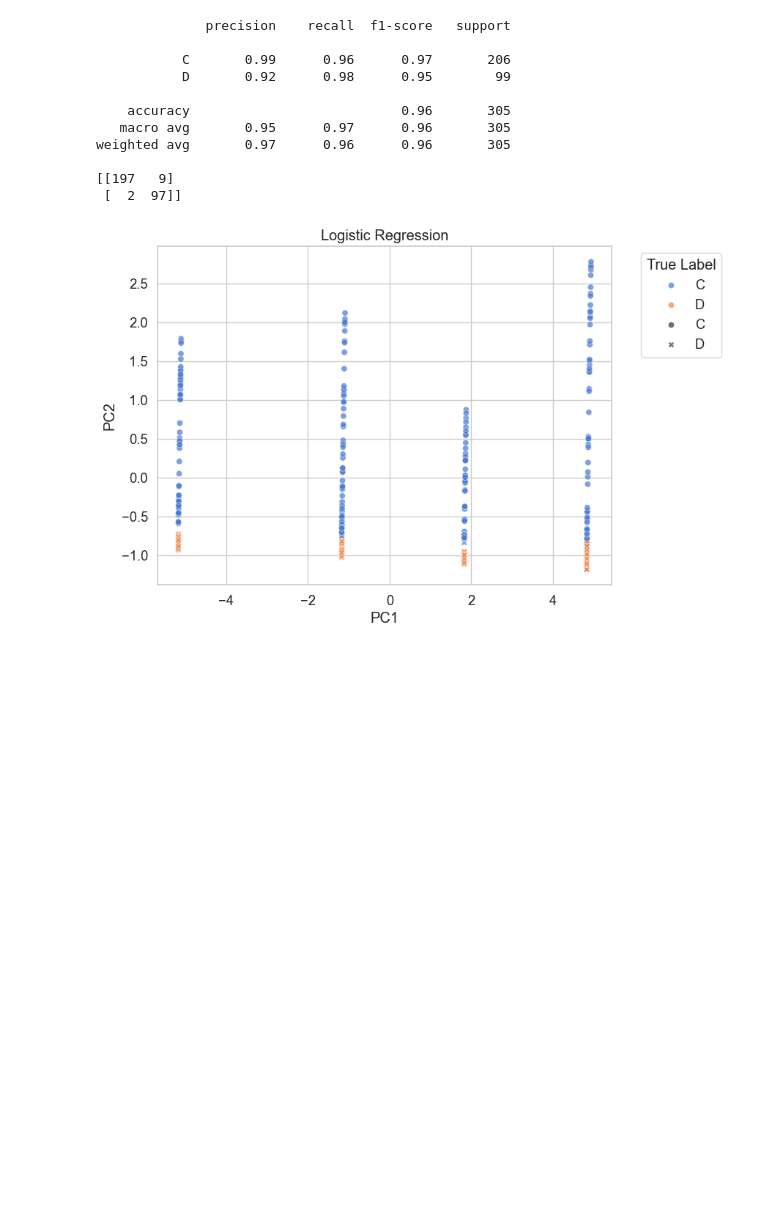
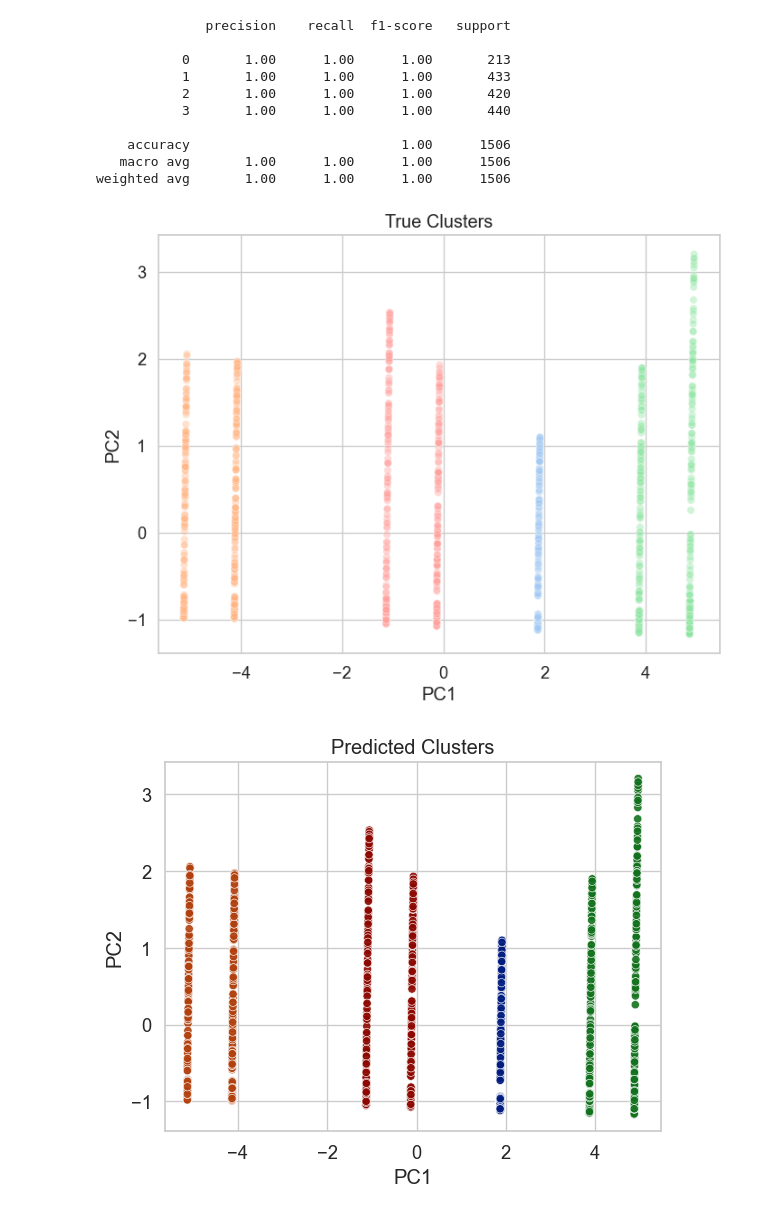
Before and after one commit to rgadicharla/MLPortfolio, a Jupyter notebook: CapstoneProject/UnifiedACHFileGenerator.ipynb, the cells around one changed output. Drawn from its saved outputs; the diff is of its cells as text; code cells hidden in the pictures; blank space fills up the shorter version.

```diff
--- a/CapstoneProject/UnifiedACHFileGenerator.ipynb
+++ b/CapstoneProject/UnifiedACHFileGenerator.ipynb
@@ -114,6 +28,8 @@ write_ach_files()
 
 # -----------------------------
 # 2. PARSER
+# Parse ACH text files by extracting valid 94‑character entry detail records
+# and pulling key NACHA fields (routing, account, transaction code, amount, debit/credit flag) into a clean DataFrame for analysis.
 # -----------------------------
 
 records = []
@@ -138,6 +54,7 @@ for f in glob.glob("data/*.txt"):
             dfi = line[3:12]
             routing = dfi[:8]
             account = line[12:29].strip()
+            sec = line[50:52]
 
             amount_str = line[29:39].strip()
             if not amount_str.isdigit():
@@ -152,6 +69,7 @@ for f in glob.glob("data/*.txt"):
             records.append({
                 "routing": routing,
                 "account": account,
+                "transaction_code" : transaction_code,
                 "amount": amount,
                 "debit_credit_flag": debit_credit_flag
             })
@@ -215,43 +160,61 @@ plt.show()
 # %%
 # -----------------------------
 # 6. LOGISTIC REGRESSION
 # -----------------------------
 
 X_train, X_test, y_train, y_test = train_test_split(
     df[["PC1", "PC2"]],
-    df["debit_credit_flag"],
+    df["Cluster"],
     test_size=0.3,
     random_state=42,
-    stratify=df["debit_credit_flag"]
+    stratify=df["Cluster"]
 )
 
 log_reg = LogisticRegression(max_iter=1000)
 log_reg.fit(X_train, y_train)
 
 y_pred = log_reg.predict(X_test)
 
 print(classification_report(y_test, y_pred))
-print(confusion_matrix(y_test, y_pred))
 
 plt.figure(figsize=(8, 6))
-sns.scatterplot(x=X_test["PC1"], y=X_test["PC2"], hue=y_test, style=y_pred, alpha=0.7)
-plt.title("Logistic Regression")
-plt.legend(title="True Label", bbox_to_anchor=(1.05, 1), loc="upper left")
 
+sns.scatterplot(
+    x=X_test["PC1"],
+    y=X_test["PC2"],
+    hue=y_test,
+    palette="pastel",
+    alpha=0.4,
+    legend=False
+)
+plt.title("True Clusters")
 plt.show()
+
+
+#Predictions
+sns.scatterplot(
+    x=X_test["PC1"],
+    y=X_test["PC2"],
+    hue=y_pred,
+    palette="dark",
+    alpha=0.9,
+    legend=False
+)
+plt.title("Predicted Clusters")
+plt.show()
 # %% [output]
               precision    recall  f1-score   support
 
-           C       0.99      0.96      0.97       206
-           D       0.92      0.98      0.95        99
+           0       1.00      1.00      1.00       213
+           1       1.00      1.00      1.00       433
+           2       1.00      1.00      1.00       420
+           3       1.00      1.00      1.00       440
 
-    accuracy                           0.96       305
-   macro avg       0.95      0.97      0.96       305
-weighted avg       0.97      0.96      0.96       305
-
-[[197   9]
- [  2  97]]
+    accuracy                           1.00      1506
+   macro avg       1.00      1.00      1.00      1506
+weighted avg       1.00      1.00      1.00      1506
-[figure, old version]
+[figure, new version]
+[figure, added]
 # %%
 # -----------------------------
 # 7. DECISION TREE CLASSIFIER
```
Also changed, not shown: parts of 18 cells of this notebook, 8 other files.
